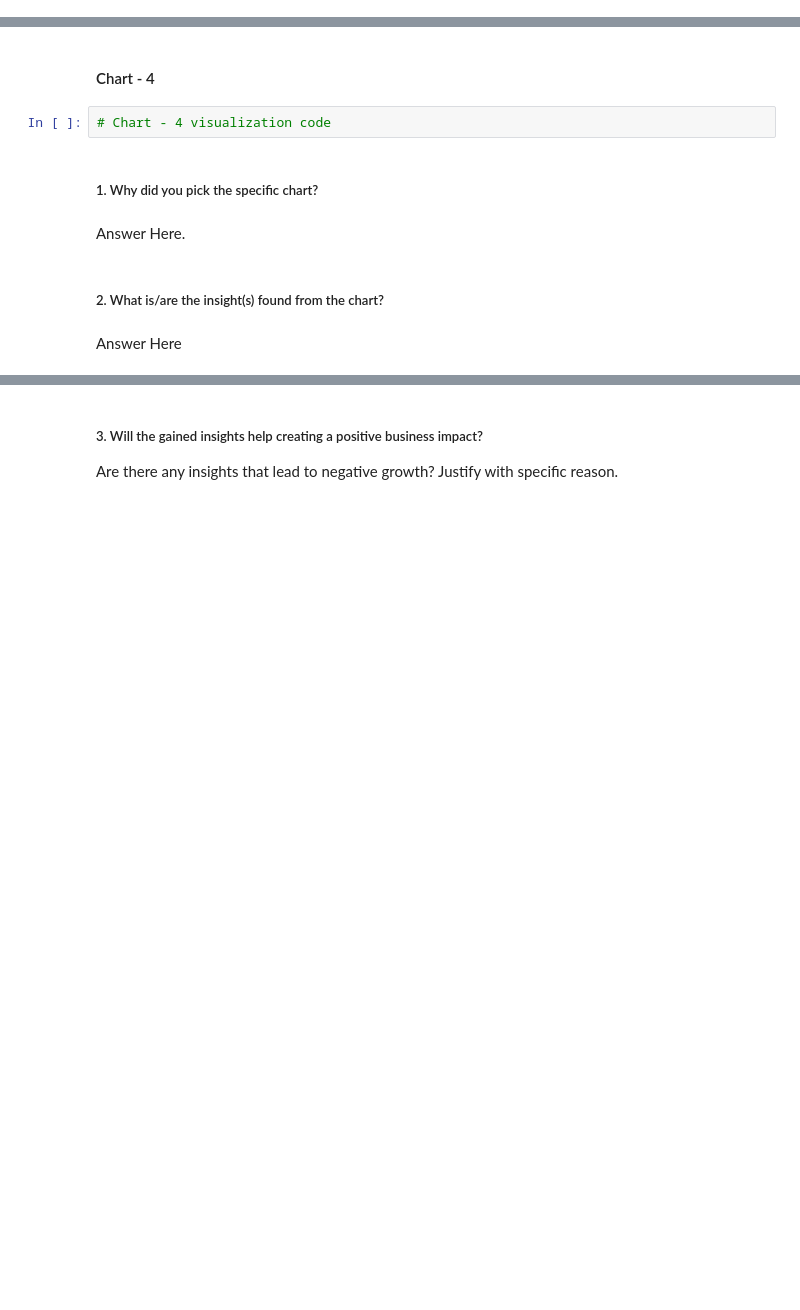
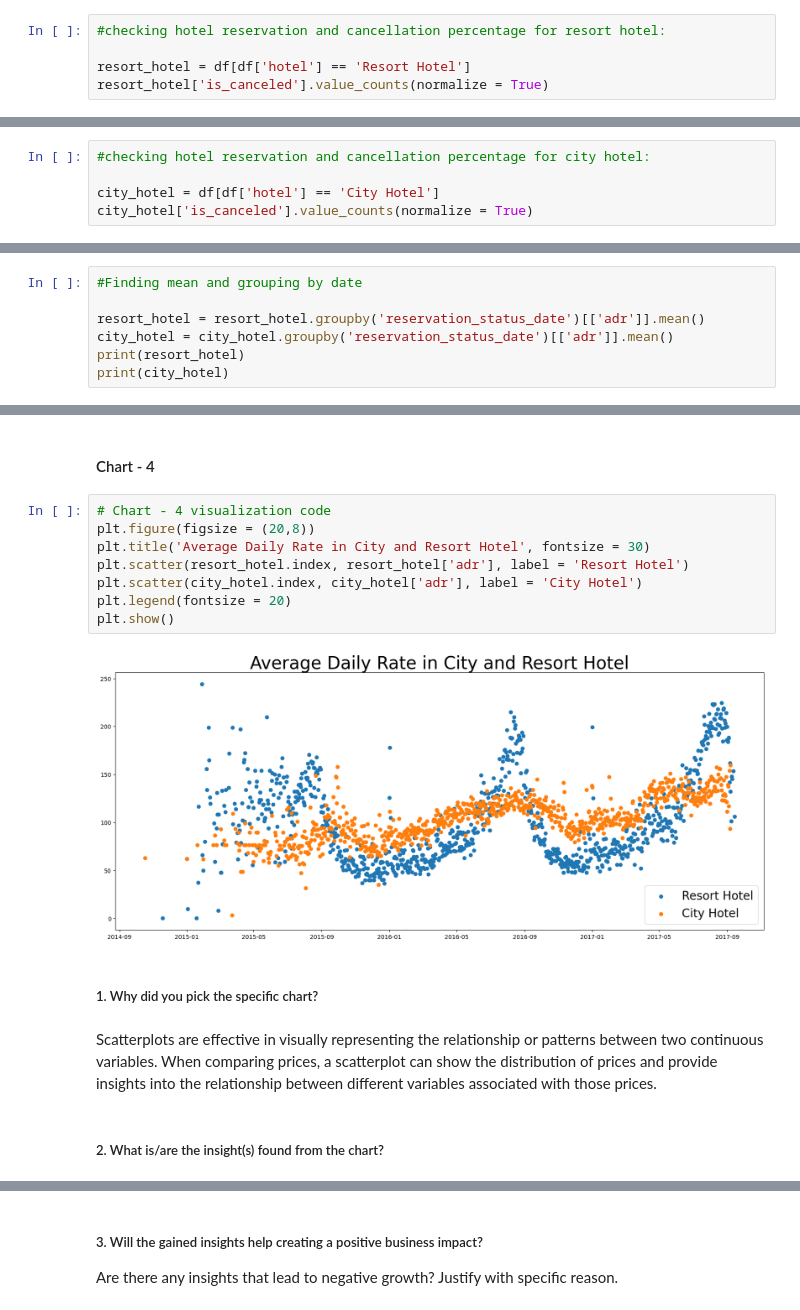
Before and after one commit to GAJABDADDY/EDA-Capstone-Project---Hotel-Booking-Analysis, a Jupyter notebook: Ashish's_EDA_Project.ipynb, the cells around one changed output, grey strips where cells are left out. Drawn from its saved outputs; the diff is of its cells as text; blank space fills up the shorter version.

```diff
--- a/Ashish's_EDA_Project.ipynb
+++ b/Ashish's_EDA_Project.ipynb
@@ -554,0 +557,5 @@ Resort Hotel = 27.97%
+# %%
+#checking hotel reservation and cancellation percentage for resort hotel:
+
+resort_hotel = df[df['hotel'] == 'Resort Hotel']
+resort_hotel['is_canceled'].value_counts(normalize = True)
@@ -554,0 +566,5 @@ Resort Hotel = 27.97%
+# %%
+#checking hotel reservation and cancellation percentage for city hotel:
+
+city_hotel = df[df['hotel'] == 'City Hotel']
+city_hotel['is_canceled'].value_counts(normalize = True)
@@ -554,0 +625,7 @@ Resort Hotel = 27.97%
+# %%
+#Finding mean and grouping by date
+
+resort_hotel = resort_hotel.groupby('reservation_status_date')[['adr']].mean()
+city_hotel = city_hotel.groupby('reservation_status_date')[['adr']].mean()
+print(resort_hotel)
+print(city_hotel)
@@ -635,13 +738,20 @@ Are there any insights that lead to negative growth? Justify with specific reaso
 Yes, this will further help us identify all the issues with hotel reservation and cancellations !
 # %% [markdown]
 #### Chart - 4
-# %%
-# Chart - 4 visualization code
+# %%
+# Chart - 4 visualization code
+plt.figure(figsize = (20,8))
+plt.title('Average Daily Rate in City and Resort Hotel', fontsize = 30)
+plt.scatter(resort_hotel.index, resort_hotel['adr'], label = 'Resort Hotel')
+plt.scatter(city_hotel.index, city_hotel['adr'], label = 'City Hotel')
+plt.legend(fontsize = 20)
+plt.show()
+# %% [output]
+[figure, added]
 # %% [markdown]
 ##### 1. Why did you pick the specific chart?
-# %% [markdown]
-Answer Here.
+# %% [markdown]
+Scatterplots are effective in visually representing the relationship or patterns between two continuous variables.
+When comparing prices, a scatterplot can show the distribution of prices and provide insights into the relationship between different variables associated with those prices.
 # %% [markdown]
 ##### 2. What is/are the insight(s) found from the chart?
-# %% [markdown]
-Answer Here
```
Also changed, not shown: parts of 24 cells of this notebook.
